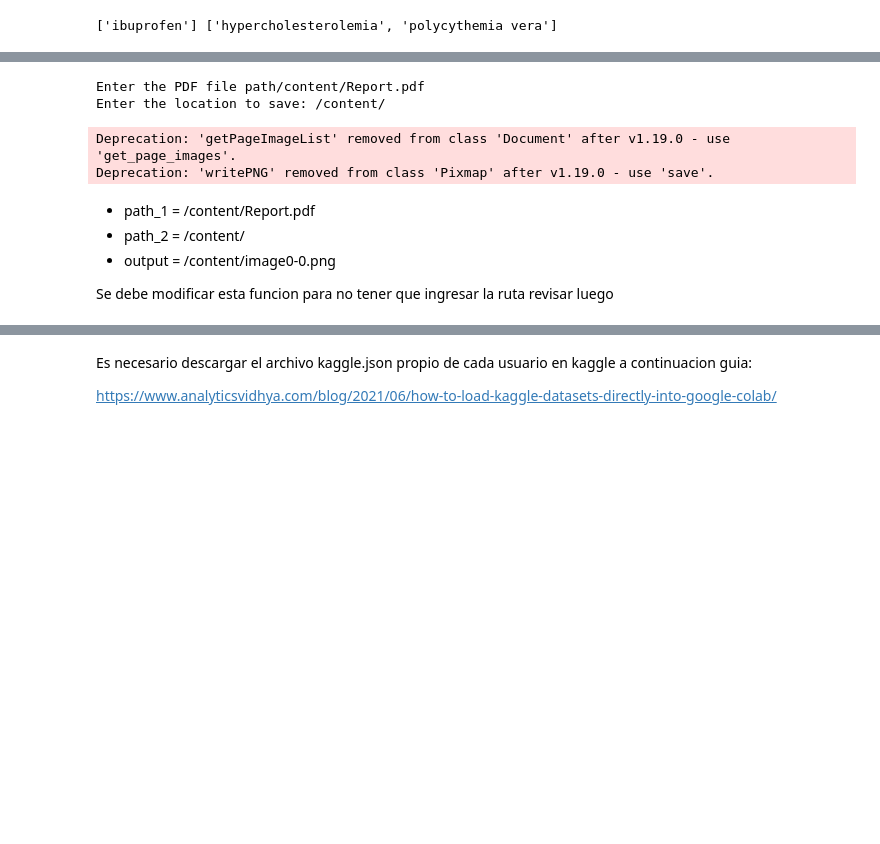
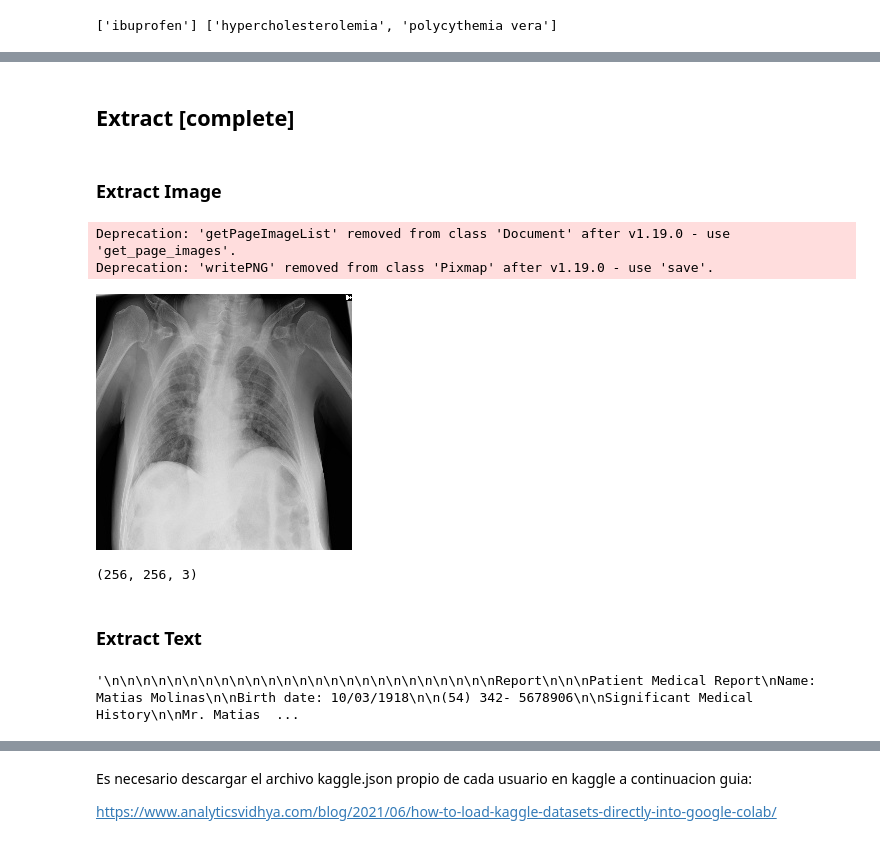
Before and after one commit to Morilla123/Spacy_ViT_Test, a Jupyter notebook: Copia_de_Transformers_medicina_extraccion_2.ipynb, the cells around one changed output, grey strips where cells are left out. Saved outputs shown, nothing was run; the diff lists cells and outputs as text; code cells hidden in the pictures; blank space fills up the shorter version.

```diff
--- a/Copia_de_Transformers_medicina_extraccion_2.ipynb
+++ b/Copia_de_Transformers_medicina_extraccion_2.ipynb
@@ -142,16 +139,18 @@ print(List_Drugs, List_Disease)
+# %% [markdown]
+##  Extract [complete]
+# %% [markdown]
+### Extract Image
 # %%
 %%capture
 !pip install PyMuPDF
 import fitz
 # %%
-file_path = input("Enter the PDF file path")
+# file_path = input("Enter the PDF file path")
+file_path = "/content/Report.pdf"
 pdf_file = fitz.open(file_path)
 
-
-
-#Reading the location where to save the file
-location = input("Enter the location to save: ")
-
+# location = input("Enter the location to save: ")
+location = "/content/"
 
 #finding number of pages in the pdf
 number_of_pages = len(pdf_file)
@@ -170,13 +169,19 @@ for current_page_index in range(number_of_pages):
             new_image = fitz.Pixmap(fitz.csRGB, image)
             new_image.writePNG("{}/image{}-{}.png".foramt(location,current_page_index, img_index))
 # %% [output]
-Enter the PDF file path/content/Report.pdf
-Enter the location to save: /content/
+Deprecation: 'getPageImageList' removed from class 'Document' after v1.19.0 - use 'get_page_images'.
+Deprecation: 'writePNG' removed from class 'Pixmap' after v1.19.0 - use 'save'.
-Deprecation: 'getPageImageList' removed from class 'Document' after v1.19.0 - use 'get_page_images'.
-Deprecation: 'writePNG' removed from class 'Pixmap' after v1.19.0 - use 'save'.
-# %% [markdown]
-* path_1 = /content/Report.pdf
-* path_2 = /content/
-* output = /content/image0-0.png
-
-Se debe modificar esta funcion para no tener que ingresar la ruta revisar luego
+# %%
+from keras.preprocessing import image
+img = image.load_img("/content/image0-0.png")
+img
+# %% [output]
+[figure, added]
+# %%
+import imageio
+im = imageio.imread('/content/image0-0.png')
+print(im.shape)
+# %% [output]
+(256, 256, 3)
+# %% [markdown]
+### Extract Text
@@ -182,0 +193,6 @@ Se debe modificar esta funcion para no tener que ingresar la ruta revisar luego
+# %%
+parsed_pdf = parser.from_file("/content/Report.pdf")
+data = parsed_pdf['content']
+data
+# %% [output]
+'\n\n\n\n\n\n\n\n\n\n\n\n\n\n\n\n\n\n\n\n\n\n\n\n\nReport\n\n\nPatient Medical Report\nName: Matias Molinas\n\nBirth date: 10/03/1918\n\n(54) 342- 5678906\n\nSignificant Medical History\n\nMr. Matias  ...
```
Also changed, not shown: parts of 104 cells of this notebook.
